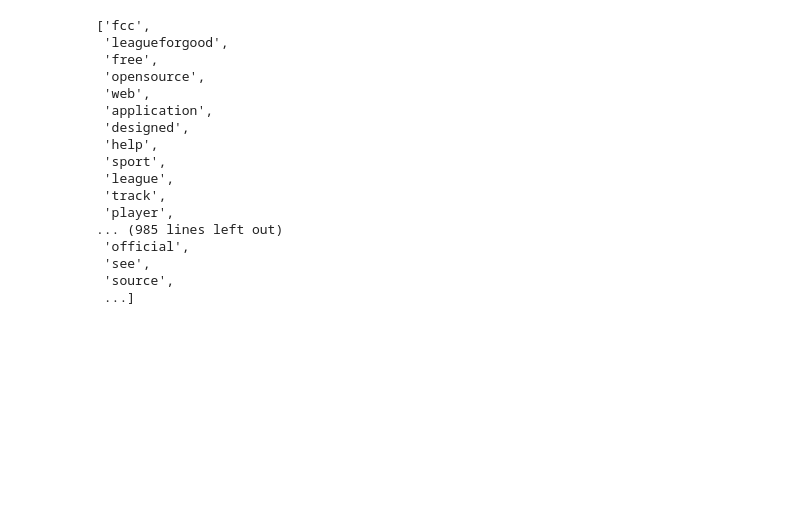
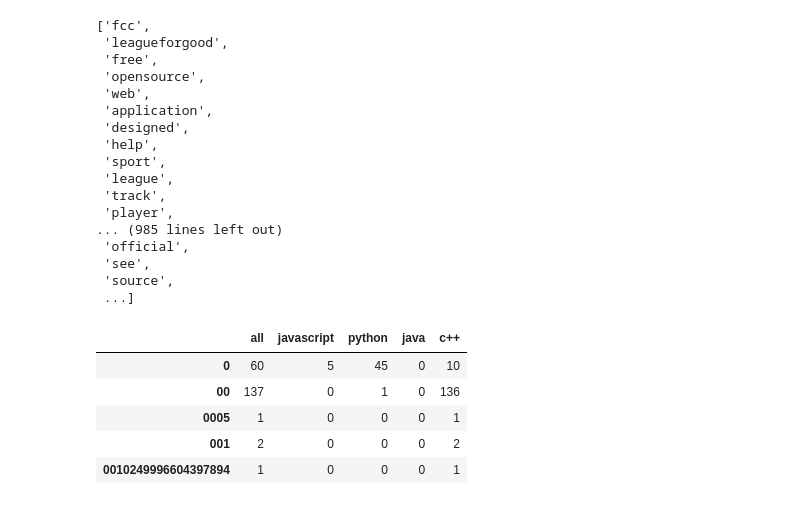
Before and after one commit to NLP-Darden-Project-Team-6/NLP-3, a Jupyter notebook: matt-explore.ipynb, the cells around one changed output. Saved outputs shown, nothing was run; the diff lists cells and outputs as text; code cells hidden in the pictures; blank space fills up the shorter version.

```diff
--- a/matt-explore.ipynb
+++ b/matt-explore.ipynb
@@ -142,8 +142,15 @@ c_freq = pd.Series(c_words).value_counts()
 all_freq = pd.Series(all_words).value_counts()
 # %%
 word_counts = (pd.concat([all_freq, js_freq, python_freq, java_freq, c_freq ], axis=1, sort=True)
-                .set_axis(['all', 'javascript', 'python', 'ja', 'entertainment'], axis=1, inplace=False)
+                .set_axis(['all', 'javascript', 'python', 'java', 'c++'], axis=1, inplace=False)
                 .fillna(0)
                 .apply(lambda s: s.astype(int)))
 
 word_counts.head()
+# %% [output]
+|  | all | javascript | python | java | c++ |
+| 0 | 60 | 5 | 45 | 0 | 10 |
+| 00 | 137 | 0 | 1 | 0 | 136 |
+| 0005 | 1 | 0 | 0 | 0 | 1 |
+| 001 | 2 | 0 | 0 | 0 | 2 |
+| 0010249996604397894 | 1 | 0 | 0 | 0 | 1 |
```
Also changed, not shown: parts of 1 cell of this notebook.
